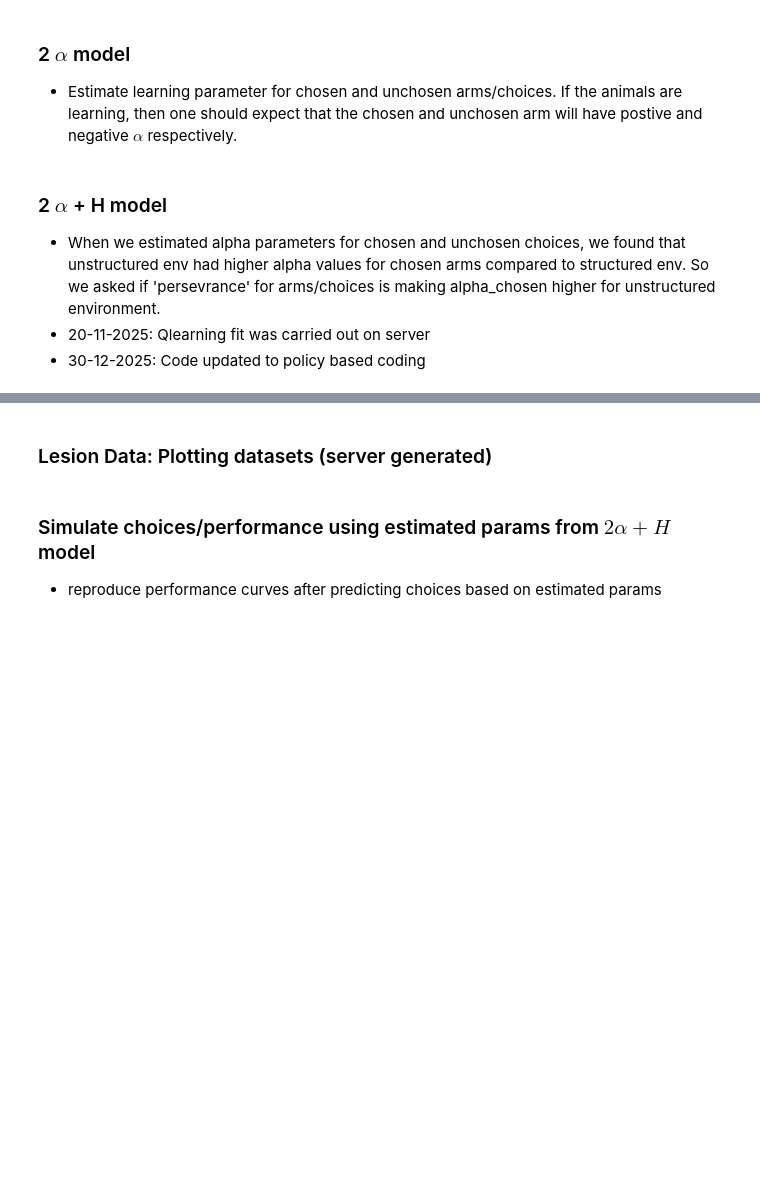
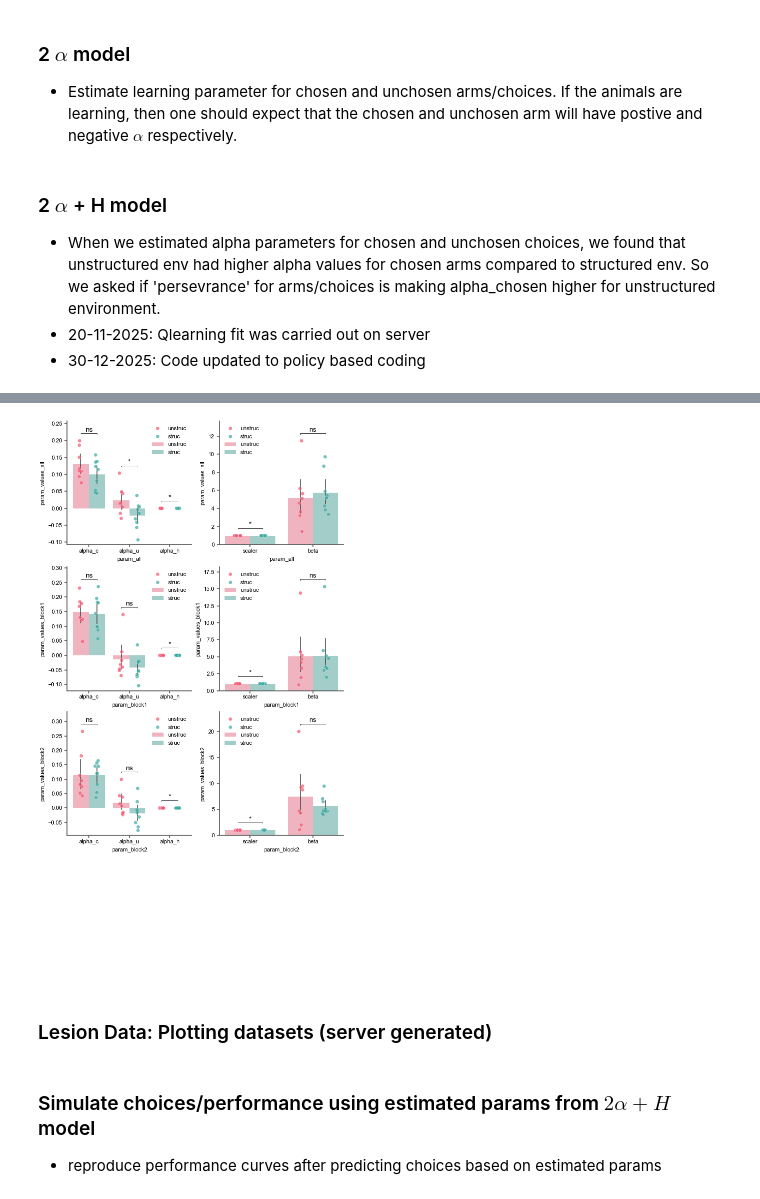
Before and after one commit to bapungiri/py_adlab_bg, a Jupyter notebook: mab_qlearning1.ipynb, the cells around one changed output, grey strips where cells are left out. Saved outputs shown, nothing was run; the diff lists cells and outputs as text; code cells hidden in the pictures; blank space fills up the shorter version.

```diff
--- a/mab_qlearning1.ipynb
+++ b/mab_qlearning1.ipynb
@@ -107,6 +107,7 @@ for i, exp in enumerate(exps[:1]):
     model = DecisionModel(task, policy=QlearnH2Arm())
     model.fit(method="lbfgs", n_jobs=1, n_starts=1, progress=True)
     model.describe()
+    model
     df = pd.DataFrame(
         {
             "name": exp.sub_name,
@@ -215,74 +123,38 @@ task.n_trials
 # %%
 import mab_subjects
 from neuropy import plotting
-import pandas as pd
-import seaborn as sns
-from statannotations.Annotator import Annotator
-from statannotations.stats.StatTest import StatTest
-from statplot_utils import stat_kw
+from statplotannot.plots import SeabornPlotter
+from mab_colors import Palette2Arm
 
 
-params_df = mab_subjects.GroupData().qlearning_2alpha_persev
+df = mab_subjects.GroupData().qlearnH.latest
+fig = plotting.Fig(4, 3)
+palette = Palette2Arm().as_dict()
+strip_kw = dict(size=5, linewidth=0.3, alpha=0.7, palette=palette)
+bar_kw = dict(alpha=0.5, palette=palette)
 
-fig = plotting.Fig(5, 6, num=1)
-ax1 = fig.subplot(fig.gs[0])
-ax2 = fig.subplot(fig.gs[1])
+for i, block in enumerate(["all", "block1", "block2"]):
+    alpha_df = df[df[f"param_{block}"].isin(["alpha_c", "alpha_u", "alpha_h"])]
+    beta_df = df[df[f"param_{block}"].isin(["scaler", "beta"])]
 
-plot_kw = dict(x="param", y="param_values", hue="grp", hue_order=["unstruc", "struc"])
+    plot_kw = dict(
+        x=f"param_{block}",
+        y=f"param_values_{block}",
+        hue="grp",
+        hue_order=["unstruc", "struc"],
+    )
 
+    ax1 = fig.subplot(fig.gs[i, 0])
+    SeabornPlotter(data=alpha_df, ax=ax1, **plot_kw).stripplot(**strip_kw).barplot(
+        **bar_kw
+    ).bootstrap_test()
 
-bar_kw = dict(
-    errorbar="se",
-    palette="dark:black",
-    linestyle="none",
-    alpha=0.5,
-    dodge=0.4,
-    zorder=1,
-    marker=".",
-    markersize=10,
-    markeredgewidth=0,
-    err_kws={"linewidth": 1},
-)
-
-
-strip_kw = dict(palette="husl", size=4, alpha=0.7, dodge=True, zorder=2)
-indx_bool = params_df["param"].isin(["scaler", "beta"])
-alpha_df = params_df[~indx_bool]
-sns.pointplot(alpha_df, ax=ax1, **plot_kw, **bar_kw)
-sns.stripplot(alpha_df, ax=ax1, **plot_kw, **strip_kw)
-
-orders = ["alpha_chosen", "alpha_unchosen", "persev"]
-pairs = [((_, "unstruc"), (_, "struc")) for _ in orders]
-
-annotator = Annotator(pairs=pairs, data=alpha_df, ax=ax1, **plot_kw, order=orders)
-annotator.configure(test="t-test_ind", **stat_kw, color="k", verbose=True)
-annotator.apply_and_annotate()
-annotator.reset_configuration()
-
-
-beta_df = params_df[indx_bool]
-sns.pointplot(beta_df, ax=ax2, **plot_kw, **bar_kw)
-sns.stripplot(beta_df, ax=ax2, **plot_kw, **strip_kw)
-orders = ["scaler", "beta"]
-pairs = [((_, "unstruc"), (_, "struc")) for _ in orders]
-annotator = Annotator(pairs=pairs, data=beta_df, ax=ax2, **plot_kw, order=orders)
-annotator.configure(test="t-test_ind", **stat_kw, color="k", verbose=True)
-annotator.apply_and_annotate()
-annotator.reset_configuration()
-
-
-ax1.axhline(0, ls="--", color="gray", zorder=0, lw=0.8)
-ax2.set_xlim(-1, 2)
-ax2.set_ylim(1, 15)
-ax1.tick_params(axis="x", rotation=30)
-ax2.tick_params(axis="x", rotation=30)
-ax1.set_xlabel("")
-ax2.set_xlabel("")
-ax1.legend_.remove()
-# ax2.legend_.remove()
-ax1.set_ylabel("Estimated alpha values")
-ax2.set_ylabel("Estimated beta values")
-fig.fig.suptitle("Q-learning in two-armed bandit task")
+    ax2 = fig.subplot(fig.gs[i, 1])
+    SeabornPlotter(data=beta_df, ax=ax2, **plot_kw).stripplot(**strip_kw).barplot(
+        **bar_kw
+    ).bootstrap_test()
+# %% [output]
+[figure, added]
 # %% [markdown]
 ### Lesion Data: Plotting datasets (server generated)
 # %%
```
Also changed, not shown: parts of 9 cells of this notebook, 3 other files.
